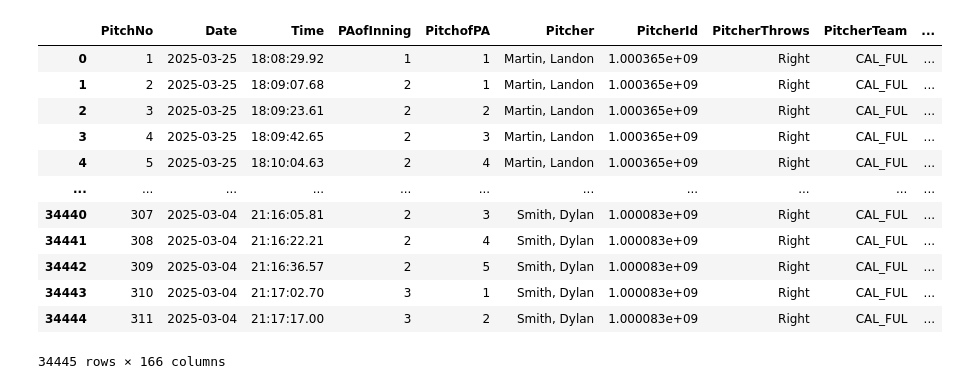
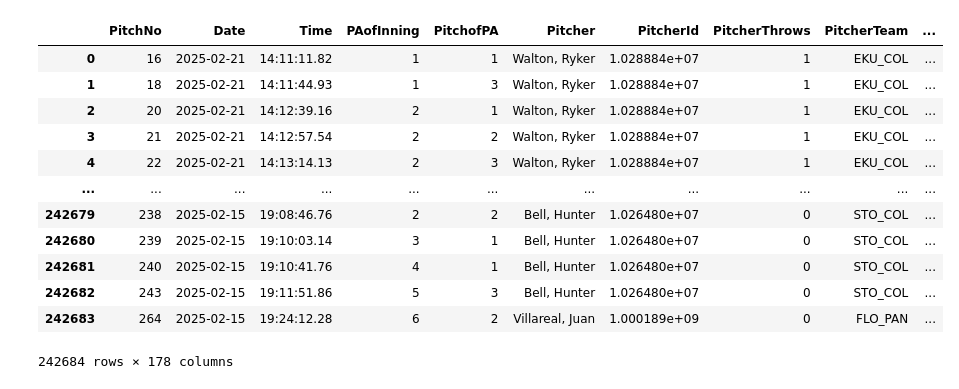
Before and after one commit to jackkalsched/UCSD_Baseball_25, a Jupyter notebook: Pitching/pitch reports/heat_maps.ipynb, the cells around one changed output. Saved outputs shown, nothing was run; the diff lists cells and outputs as text; code cells hidden in the pictures.

```diff
--- a/Pitching/pitch reports/heat_maps.ipynb
+++ b/Pitching/pitch reports/heat_maps.ipynb
@@ -11,20 +11,20 @@ import numpy as np
 
 pd.options.display.max_columns = None
 # %%
-df = pd.read_csv("../Files/merged_trackman_games.csv").copy()
+df = pd.read_csv("../../Files/pitch_class_trackman_games.csv").iloc[:, 1:].copy()
 df
 # %% [output]
 |  | PitchNo | Date | Time | PAofInning | PitchofPA | Pitcher | PitcherId | PitcherThrows | PitcherTeam | ... |
-| 0 | 1 | 2025-03-25 | 18:08:29.92 | 1 | 1 | Martin, Landon | 1.000365e+09 | Right | CAL_FUL | ... |
-| 1 | 2 | 2025-03-25 | 18:09:07.68 | 2 | 1 | Martin, Landon | 1.000365e+09 | Right | CAL_FUL | ... |
-| 2 | 3 | 2025-03-25 | 18:09:23.61 | 2 | 2 | Martin, Landon | 1.000365e+09 | Right | CAL_FUL | ... |
-| 3 | 4 | 2025-03-25 | 18:09:42.65 | 2 | 3 | Martin, Landon | 1.000365e+09 | Right | CAL_FUL | ... |
-| 4 | 5 | 2025-03-25 | 18:10:04.63 | 2 | 4 | Martin, Landon | 1.000365e+09 | Right | CAL_FUL | ... |
+| 0 | 16 | 2025-02-21 | 14:11:11.82 | 1 | 1 | Walton, Ryker | 1.028884e+07 | 1 | EKU_COL | ... |
+| 1 | 18 | 2025-02-21 | 14:11:44.93 | 1 | 3 | Walton, Ryker | 1.028884e+07 | 1 | EKU_COL | ... |
+| 2 | 20 | 2025-02-21 | 14:12:39.16 | 2 | 1 | Walton, Ryker | 1.028884e+07 | 1 | EKU_COL | ... |
+| 3 | 21 | 2025-02-21 | 14:12:57.54 | 2 | 2 | Walton, Ryker | 1.028884e+07 | 1 | EKU_COL | ... |
+| 4 | 22 | 2025-02-21 | 14:13:14.13 | 2 | 3 | Walton, Ryker | 1.028884e+07 | 1 | EKU_COL | ... |
 | ... | ... | ... | ... | ... | ... | ... | ... | ... | ... | ... |
-| 34440 | 307 | 2025-03-04 | 21:16:05.81 | 2 | 3 | Smith, Dylan | 1.000083e+09 | Right | CAL_FUL | ... |
-| 34441 | 308 | 2025-03-04 | 21:16:22.21 | 2 | 4 | Smith, Dylan | 1.000083e+09 | Right | CAL_FUL | ... |
-| 34442 | 309 | 2025-03-04 | 21:16:36.57 | 2 | 5 | Smith, Dylan | 1.000083e+09 | Right | CAL_FUL | ... |
-| 34443 | 310 | 2025-03-04 | 21:17:02.70 | 3 | 1 | Smith, Dylan | 1.000083e+09 | Right | CAL_FUL | ... |
-| 34444 | 311 | 2025-03-04 | 21:17:17.00 | 3 | 2 | Smith, Dylan | 1.000083e+09 | Right | CAL_FUL | ... |
+| 242679 | 238 | 2025-02-15 | 19:08:46.76 | 2 | 2 | Bell, Hunter | 1.026480e+07 | 0 | STO_COL | ... |
+| 242680 | 239 | 2025-02-15 | 19:10:03.14 | 3 | 1 | Bell, Hunter | 1.026480e+07 | 0 | STO_COL | ... |
+| 242681 | 240 | 2025-02-15 | 19:10:41.76 | 4 | 1 | Bell, Hunter | 1.026480e+07 | 0 | STO_COL | ... |
+| 242682 | 243 | 2025-02-15 | 19:11:51.86 | 5 | 3 | Bell, Hunter | 1.026480e+07 | 0 | STO_COL | ... |
+| 242683 | 264 | 2025-02-15 | 19:24:12.28 | 6 | 2 | Villareal, Juan | 1.000189e+09 | 0 | FLO_PAN | ... |
-34445 rows × 166 columns
+242684 rows × 178 columns
 # %%
```
Also changed, not shown: parts of 9 cells of this notebook, 1 other file.
